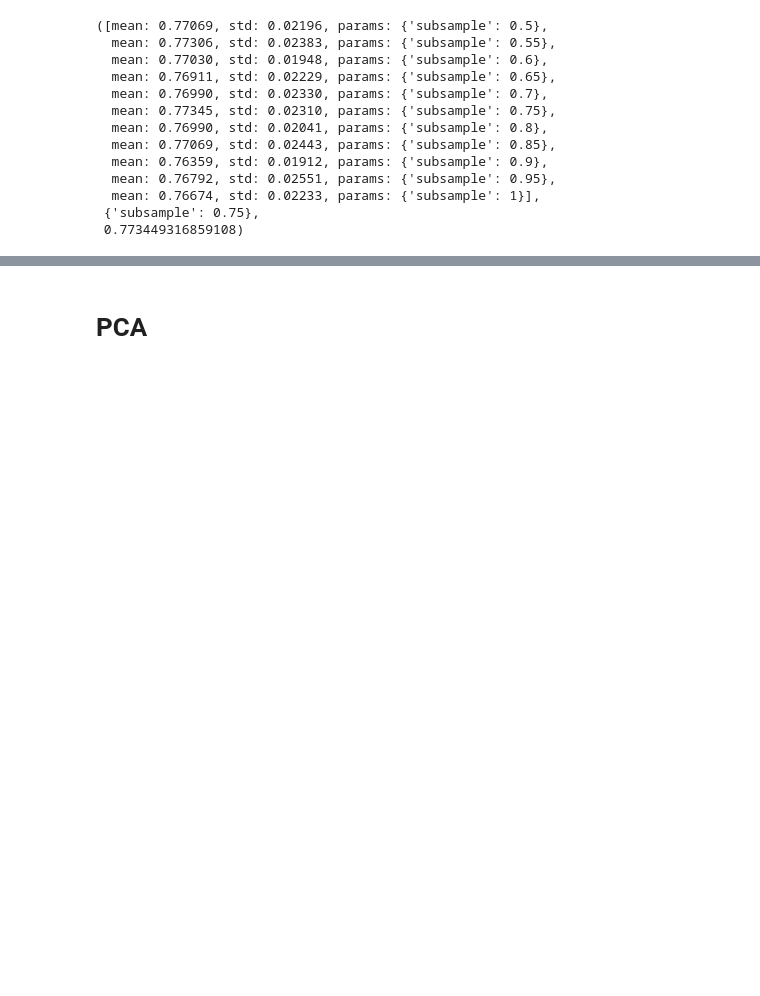
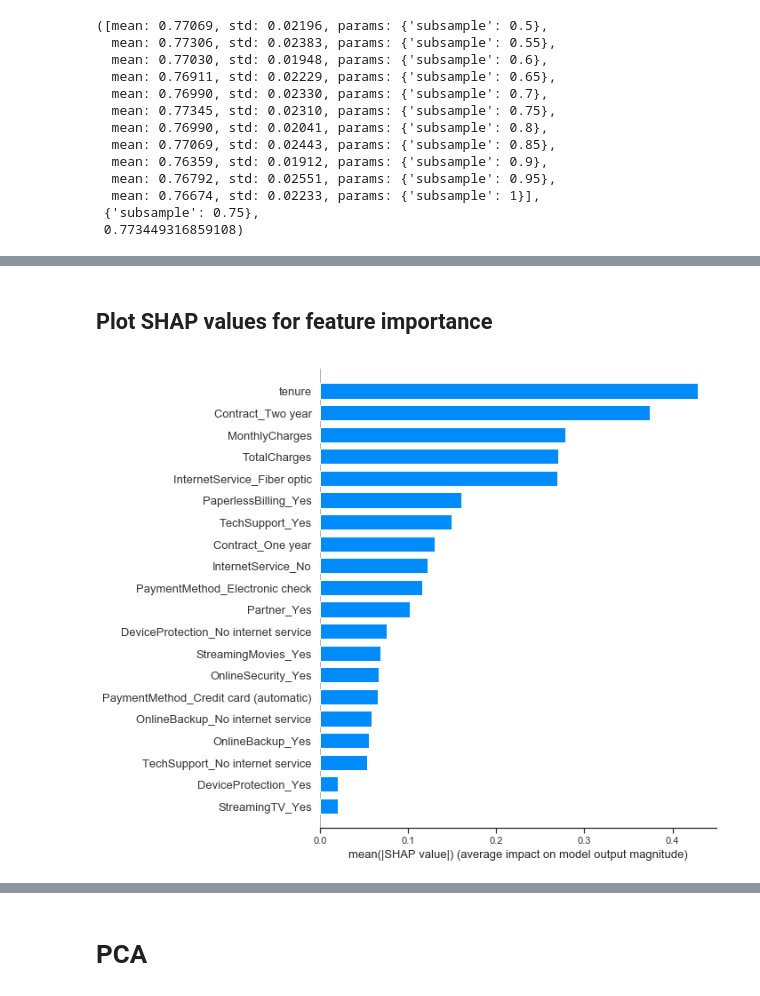
Before and after one commit to lilpricey/Thinkful, a Jupyter notebook: unit_3/predicting churn capstone.ipynb, the cells around one changed output, grey strips where cells are left out. Saved outputs shown, nothing was run; the diff lists cells and outputs as text; code cells hidden in the pictures; blank space fills up the shorter version.

Commit message:
added shap variable importance plot

```diff
--- a/unit_3/predicting churn capstone.ipynb
+++ b/unit_3/predicting churn capstone.ipynb
@@ -1466 +1466,3 @@ cross validation mean: 0.7706942882139731
 cross validation range: 0.0944881889763779
+# %% [markdown]
+## Plot SHAP values for feature importance
@@ -1466,0 +1471,5 @@ cross validation range: 0.0944881889763779
+# %%
+shap_values = shap.TreeExplainer(boost).shap_values(X_train)
+shap.summary_plot(shap_values, X_train, plot_type="bar")
+# %% [output]
+[figure, added]
```
Also changed, not shown: parts of 10 cells of this notebook.
